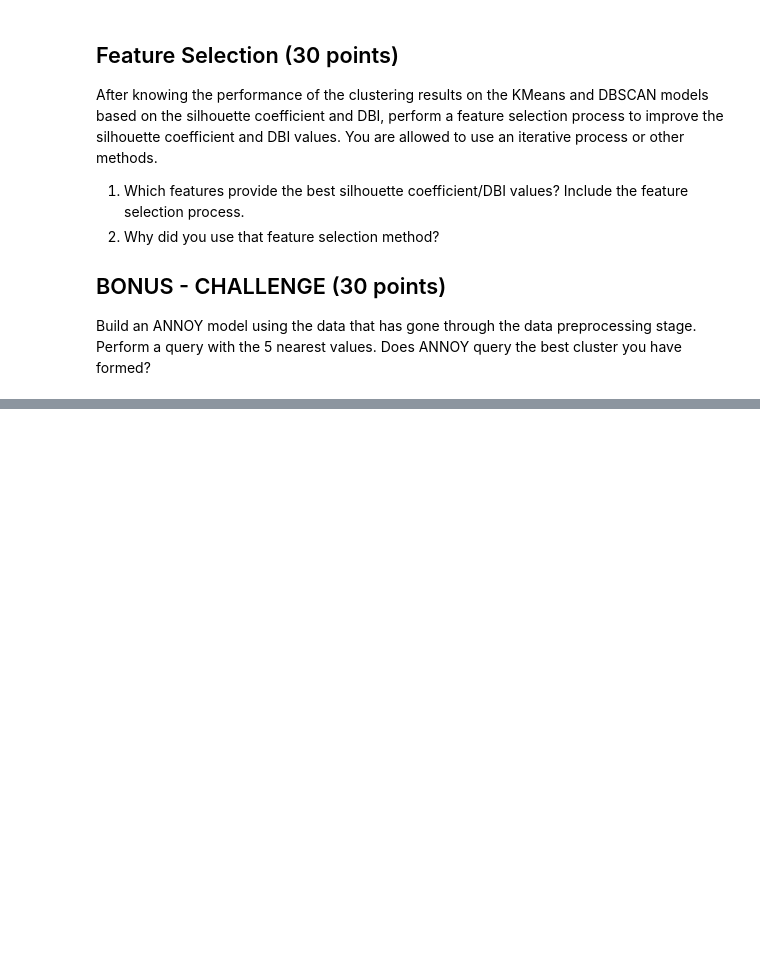
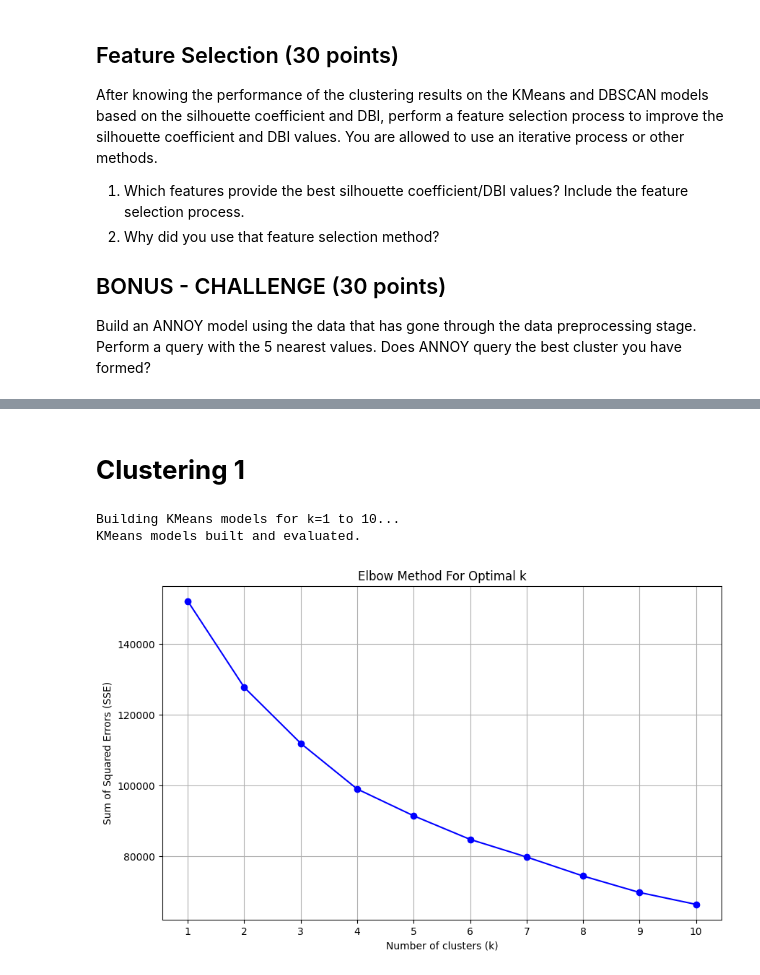
Before and after one commit to Valtern/machinelearningsmt5, a Jupyter notebook: Midterm_MachineLearning.ipynb, the cells around one changed output, grey strips where cells are left out. Saved outputs shown, nothing was run; the diff lists cells and outputs as text; code cells hidden in the pictures; blank space fills up the shorter version.

```diff
--- a/Midterm_MachineLearning.ipynb
+++ b/Midterm_MachineLearning.ipynb
@@ -41,0 +63,5 @@ Build an ANNOY model using the data that has gone through the data preprocessing
+# %%
+# 1. Load data (5 points)
+df = pd.read_csv('/content/drive/MyDrive/MLearning/2_CC_GENERAL.csv')
+print("Data loaded successfully")
+print(df.head())
@@ -41,0 +116,7 @@ Build an ANNOY model using the data that has gone through the data preprocessing
+# %%
+# 3. Drop irrelevant features (5 points)
+df_processed = df.drop('CUST_ID', axis=1)
+print("'CUST_ID' column has been dropped.")
+print("Shape of the processed data:", df_processed.shape)
+print("\nFirst 5 rows of the final processed data:")
+print(df_processed.head())
@@ -41,0 +141,37 @@ Build an ANNOY model using the data that has gone through the data preprocessing
+# %% [markdown]
+# **Clustering 1**
+# %%
+scaler = StandardScaler()
+X_scaled = scaler.fit_transform(df_processed)
+X_scaled = pd.DataFrame(X_scaled, columns=df_processed.columns)
+# 1. Create a cluster model using KMeans (10 points)
+sse = []
+silhouette_coeffs = []
+k_range = range(1, 11)
+
+print("Building KMeans models for k=1 to 10...")
+for k in k_range:
+    kmeans = KMeans(n_clusters=k, random_state=42, n_init=10)
+    kmeans.fit(X_scaled)
+    sse.append(kmeans.inertia_)
+    # Silhouette score is only valid for k > 1
+    if k > 1:
+        labels = kmeans.labels_
+        silhouette_coeffs.append(silhouette_score(X_scaled, labels))
+
+print("KMeans models built and evaluated.")
+# %% [output]
+Building KMeans models for k=1 to 10...
+KMeans models built and evaluated.
+# %%
+# 2. Create an elbow diagram and determine the best number of clusters (10 points)
+plt.figure(figsize=(10, 6))
+plt.plot(k_range, sse, 'bo-')
+plt.xlabel('Number of clusters (k)')
+plt.ylabel('Sum of Squared Errors (SSE)')
+plt.title('Elbow Method For Optimal k')
+plt.xticks(k_range)
+plt.grid(True)
+plt.show()
+# %% [output]
+[figure, added]
```
Also changed, not shown: parts of 26 cells of this notebook.
